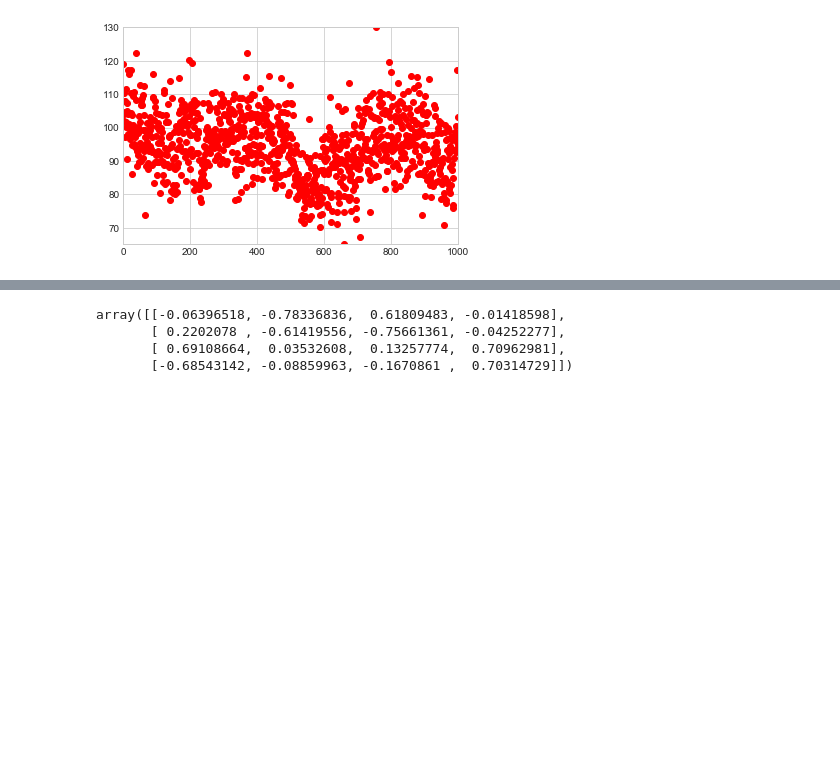
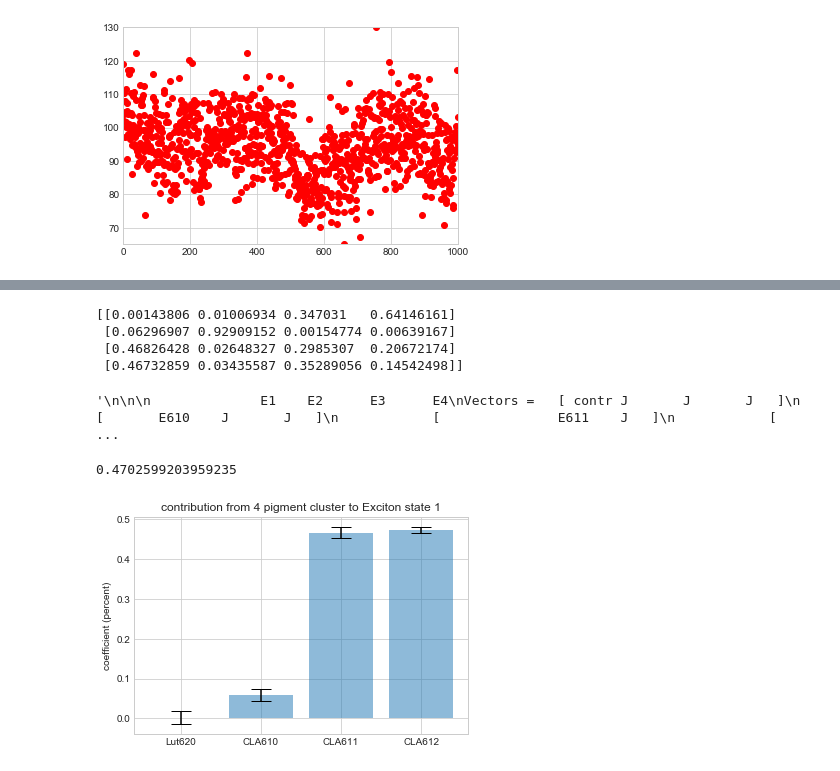
Before and after one commit to DerienFe/Coupling_from_tresp, a Jupyter notebook: view_data.ipynb, the cells around one changed output, grey strips where cells are left out. Drawn from its saved outputs; the diff is of its cells as text; code cells hidden in the pictures; blank space fills up the shorter version.

```diff
--- a/view_data.ipynb
+++ b/view_data.ipynb
@@ -30,6 +30,13 @@ def diag_data(data):
         results["eigenvalues"].append(values)
         results["eigenvectors"].append(vectors)
     return results
+# %%
+def square_mat(data):
+    result = []
+    for points in data:
+        points = np.square(points)
+        result.append(points)
+    return np.asarray(result)
 # %%
 """
 
@@ -155,7 +170,47 @@ ax.set_ylim([14600, 15400])
-# %%
-vectors[0]
-# %% [output]
-array([[-0.06396518, -0.78336836,  0.61809483, -0.01418598],
-       [ 0.2202078 , -0.61419556, -0.75661361, -0.04252277],
-       [ 0.69108664,  0.03532608,  0.13257774,  0.70962981],
-       [-0.68543142, -0.08859963, -0.1670861 ,  0.70314729]])
+# %%
+sq_vector = square_mat(vectors)
+print(sq_vector[1])
+# %% [output]
+[[0.00143806 0.01006934 0.347031   0.64146161]
+ [0.06296907 0.92909152 0.00154774 0.00639167]
+ [0.46826428 0.02648327 0.2985307  0.20672174]
+ [0.46732859 0.03435587 0.35289056 0.14542498]]
+# %%
+"""
+
+
+              E1    E2      E3      E4
+Vectors =   [ contr J       J       J   ]
+            [       E610    J       J   ]
+            [               E611    J   ]
+            [                       E612]
+
+
+
+"""
+# %% [output]
+'\n\n\n              E1    E2      E3      E4\nVectors =   [ contr J       J       J   ]\n            [       E610    J       J   ]\n            [               E611    J   ]\n            [            ...
+# %%
+#Plotting excitonic state 1 (E1) here:
+
+co_lut620, co_cla610, co_cla611, co_cla612 = sq_vector[:,:,0].T
+
+print(co_cla612[0])
+coefficient = ["Lut620", "CLA610", "CLA611", "CLA612"]
+
+x_pos = np.arange(len(coefficient))
+CTEs = [np.mean(co_lut620),np.mean(co_cla610),np.mean(co_cla611),np.mean(co_cla612)]
+error = [np.std(co_lut620),np.std(co_cla610),np.std(co_cla611),np.std(co_cla612)]
+
+fig, ax = plt.subplots()
+
+ax.bar(x_pos, CTEs, yerr=error, align='center', alpha=0.5, ecolor='black', capsize=10)
+ax.set_ylabel('coefficient (percent)')
+ax.set_xticks(x_pos)
+ax.set_xticklabels(coefficient)
+ax.set_title('contribution from 4 pigment cluster to Exciton state 1')
+ax.yaxis.grid(True)
+#ax.set_ylim([14600, 15400])
+# %% [output]
+0.4702599203959235
+[figure, added]
```
Also changed, not shown: parts of 6 cells of this notebook, 9 other files.
